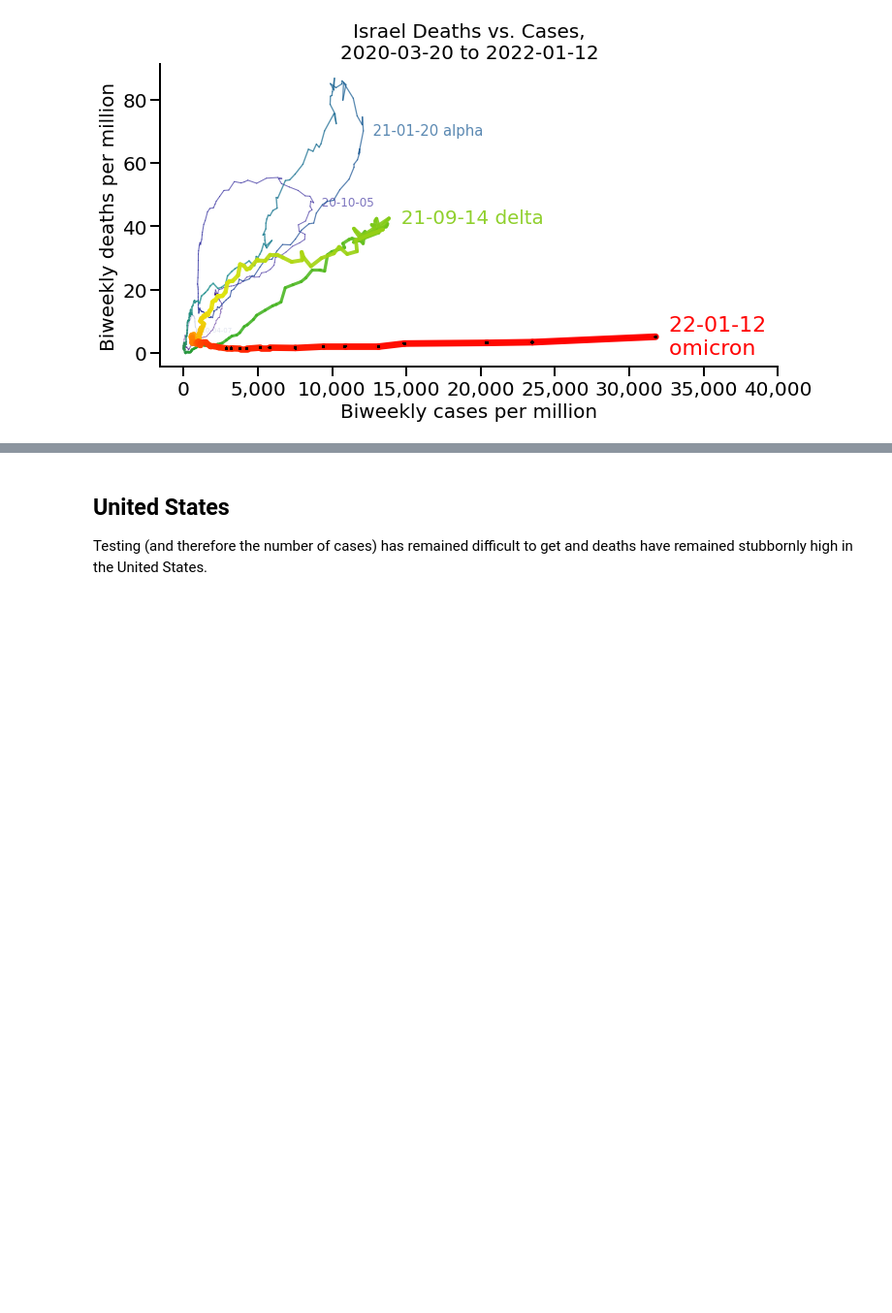
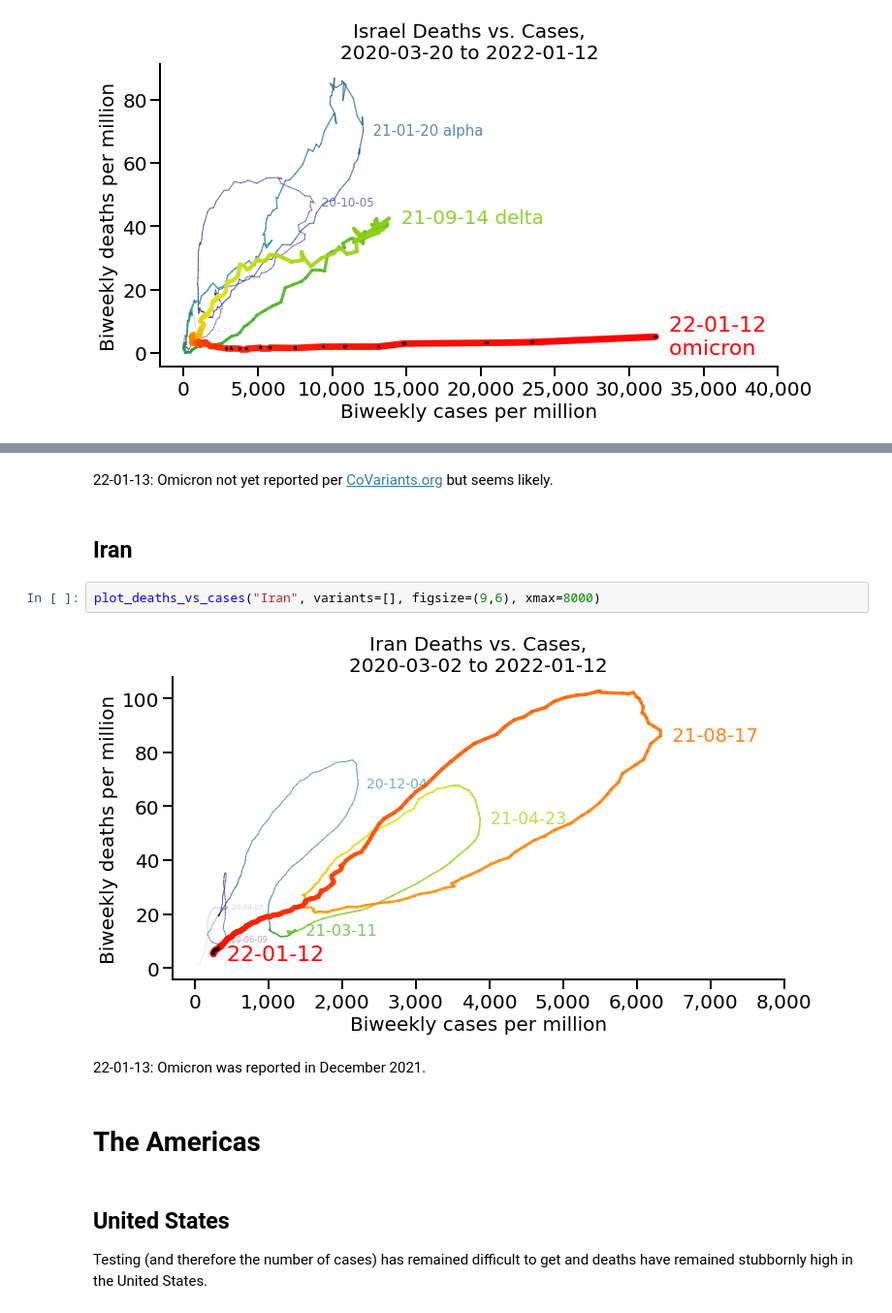
Before and after one commit to rarnaout/Covidcycles, a Jupyter notebook: covid_deaths_vs_cases.ipynb, the cells around one changed output, grey strips where cells are left out. Shown at 97% size. Saved outputs shown, nothing was run; the diff lists cells and outputs as text; blank space fills up the shorter version.

```diff
--- a/covid_deaths_vs_cases.ipynb
+++ b/covid_deaths_vs_cases.ipynb
@@ -226,3 +236,15 @@ Omicron deaths are quite low. As with South Africa, note the flattening of subse
+# %% [markdown]
+22-01-13: Omicron not yet reported per <a href="https://covariants.org/per-country">CoVariants.org</a> but seems likely.
+# %% [markdown]
+## Iran
+# %%
+plot_deaths_vs_cases("Iran", variants=[], figsize=(9,6), xmax=8000)
+# %% [output]
+[figure, added]
+# %% [markdown]
+22-01-13: Omicron was reported in December 2021.
+# %% [markdown]
+# The Americas
 # %% [markdown]
 ## United States
 
```
Also changed, not shown: parts of 52 cells of this notebook, 30 other files.
